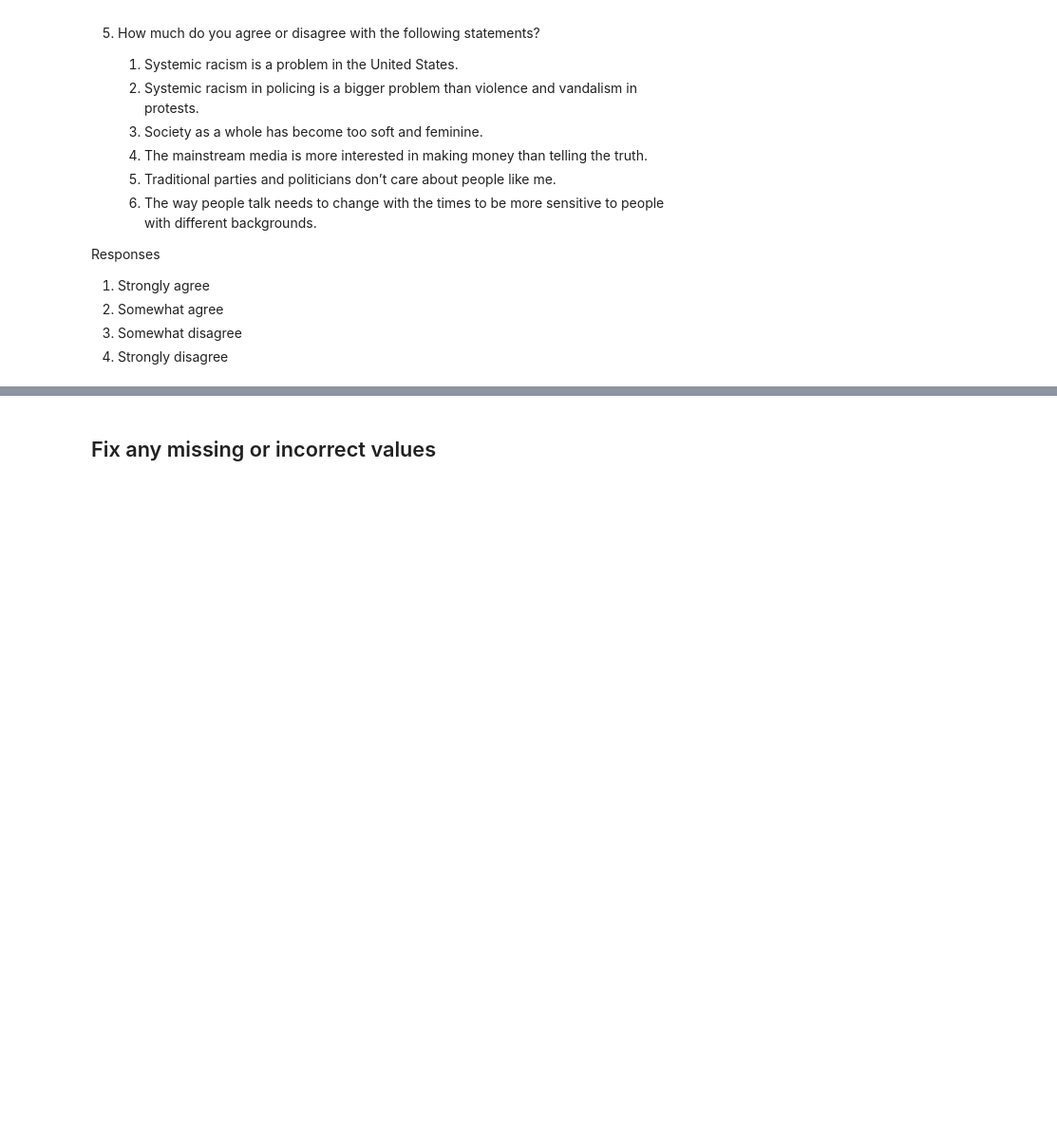
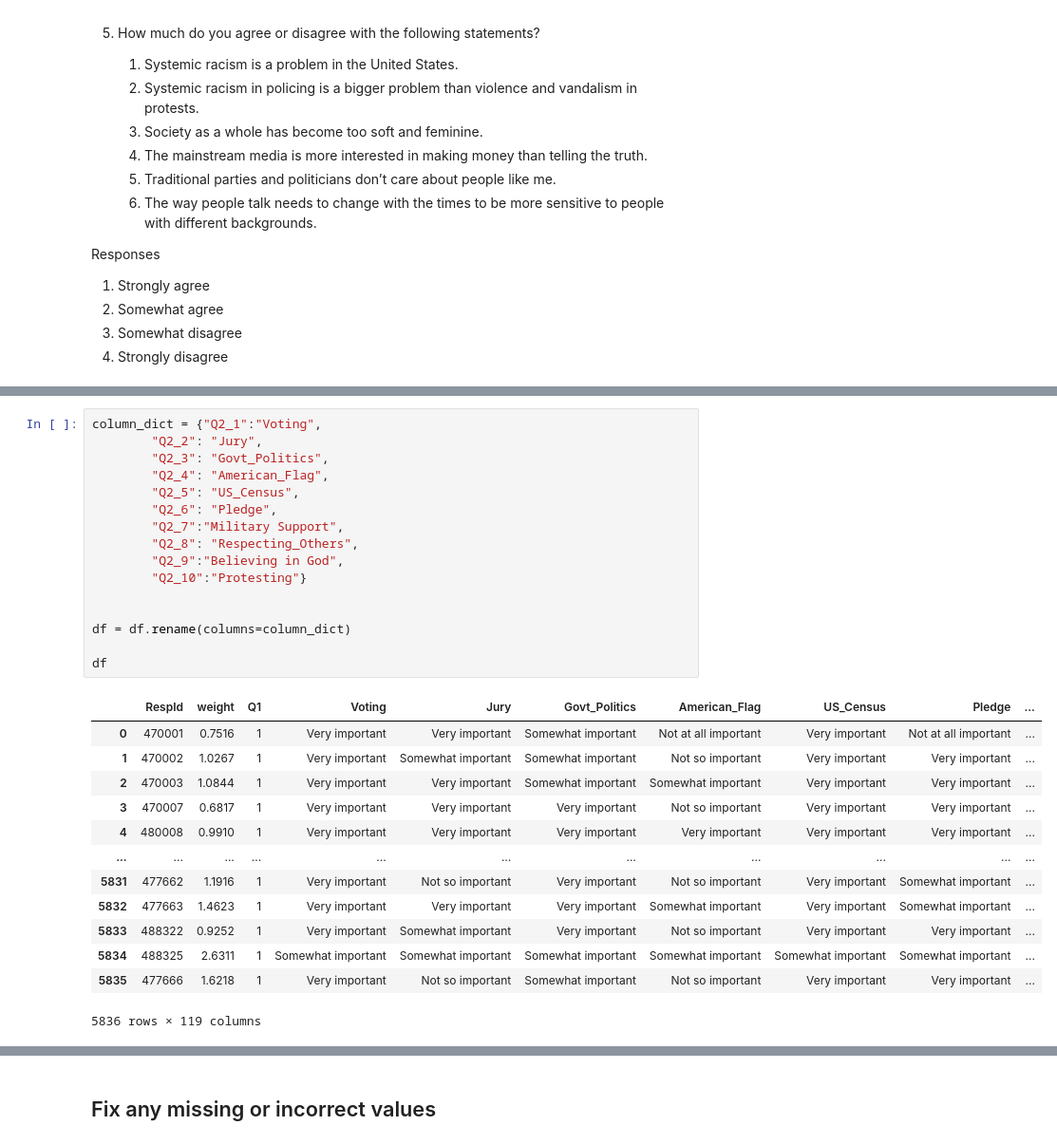
Before and after one commit to The-Rebeckoning/data-science, a Jupyter notebook: portfolio/in-progress/american_valuesv2/eda-american-valuesv2.ipynb, the cells around one changed output, grey strips where cells are left out. Shown at 95% size. Drawn from its saved outputs; the diff is of its cells as text; blank space fills up the shorter version.

```diff
--- a/portfolio/in-progress/american_valuesv2/eda-american-valuesv2.ipynb
+++ b/portfolio/in-progress/american_valuesv2/eda-american-valuesv2.ipynb
@@ -97,0 +320,30 @@ Responses
+# %%
+column_dict = {"Q2_1":"Voting",
+        "Q2_2": "Jury",
+        "Q2_3": "Govt_Politics",
+        "Q2_4": "American_Flag",
+        "Q2_5": "US_Census",
+        "Q2_6": "Pledge",
+        "Q2_7":"Military Support",
+        "Q2_8": "Respecting_Others",
+        "Q2_9":"Believing in God",
+        "Q2_10":"Protesting"}
+
+
+df = df.rename(columns=column_dict)
+
+df
+# %% [output]
+|  | RespId | weight | Q1 | Voting | Jury | Govt_Politics | American_Flag | US_Census | Pledge | ... |
+| 0 | 470001 | 0.7516 | 1 | Very important | Very important | Somewhat important | Not at all important | Very important | Not at all important | ... |
+| 1 | 470002 | 1.0267 | 1 | Very important | Somewhat important | Somewhat important | Not so important | Very important | Very important | ... |
+| 2 | 470003 | 1.0844 | 1 | Very important | Very important | Somewhat important | Somewhat important | Very important | Very important | ... |
+| 3 | 470007 | 0.6817 | 1 | Very important | Very important | Very important | Not so important | Very important | Very important | ... |
+| 4 | 480008 | 0.9910 | 1 | Very important | Very important | Very important | Very important | Very important | Very important | ... |
+| ... | ... | ... | ... | ... | ... | ... | ... | ... | ... | ... |
+| 5831 | 477662 | 1.1916 | 1 | Very important | Not so important | Very important | Not so important | Very important | Somewhat important | ... |
+| 5832 | 477663 | 1.4623 | 1 | Very important | Very important | Very important | Somewhat important | Very important | Somewhat important | ... |
+| 5833 | 488322 | 0.9252 | 1 | Very important | Somewhat important | Very important | Not so important | Very important | Very important | ... |
+| 5834 | 488325 | 2.6311 | 1 | Somewhat important | Somewhat important | Somewhat important | Somewhat important | Somewhat important | Somewhat important | ... |
+| 5835 | 477666 | 1.6218 | 1 | Very important | Not so important | Somewhat important | Not so important | Very important | Very important | ... |
+5836 rows × 119 columns
```
Also changed, not shown: parts of 24 cells of this notebook, 6 other files.
